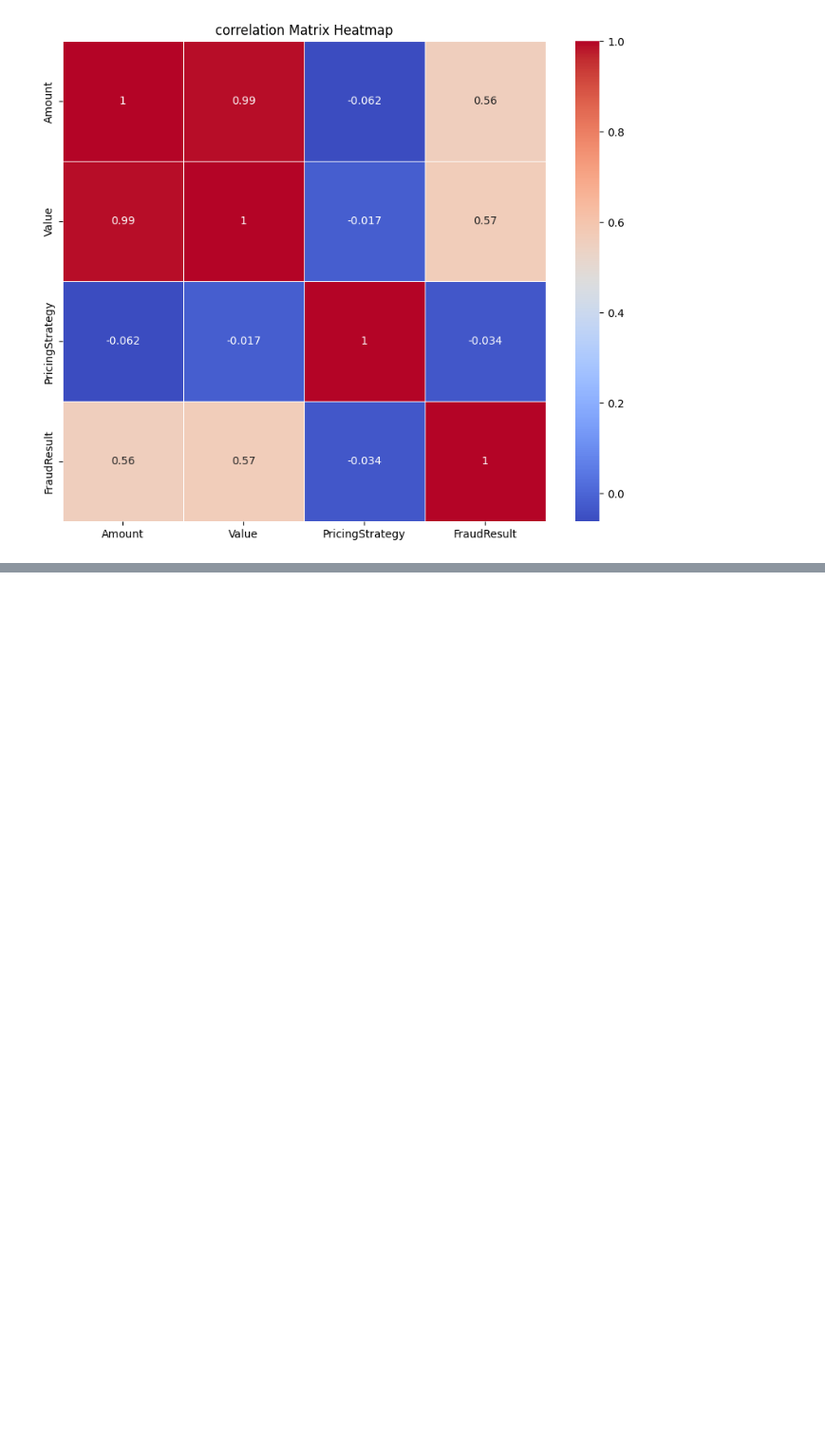
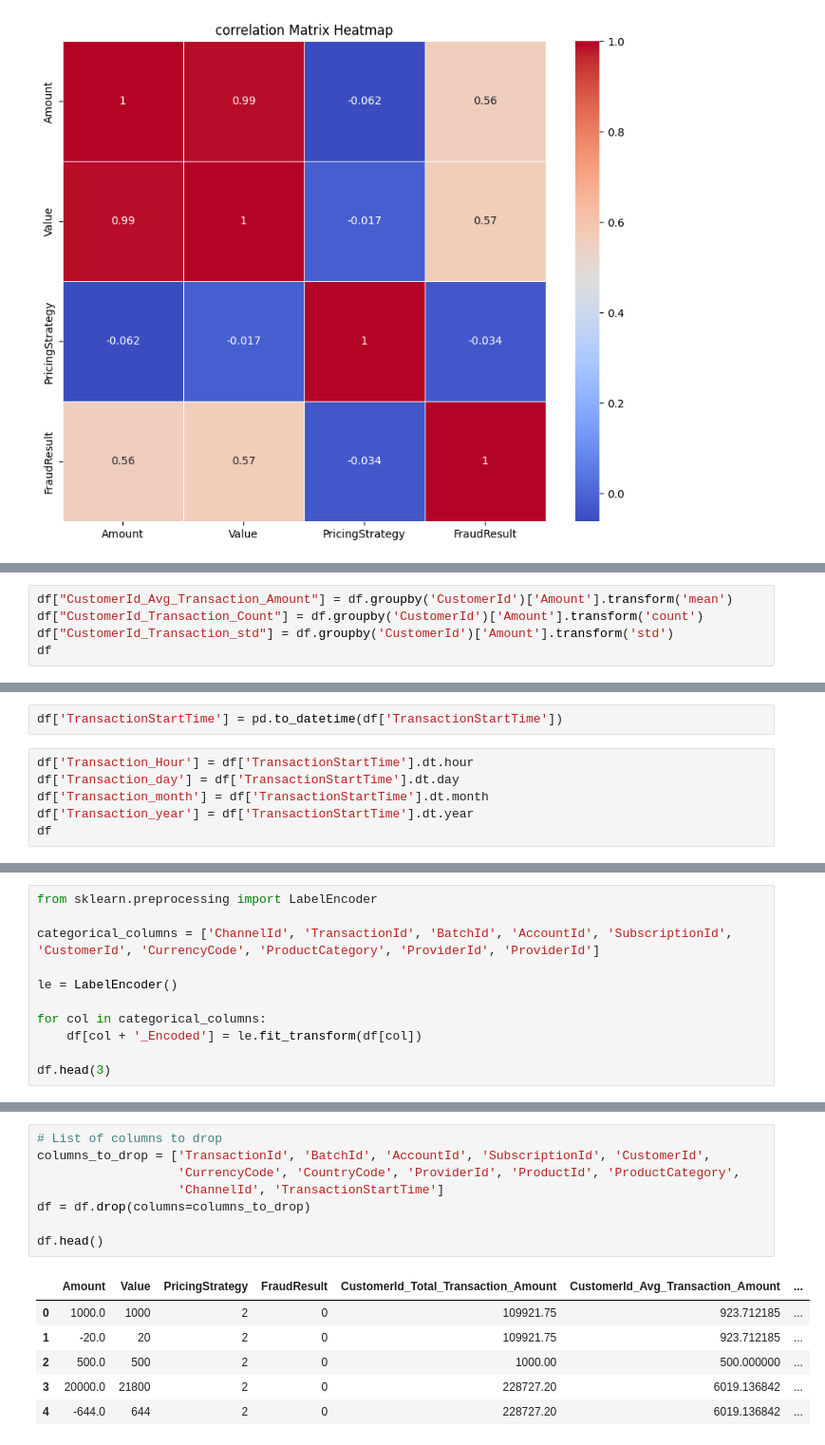
Before and after one commit to Ephrem0001/Credit-Scoring-Model-for-Bati-Bank-s-Buy-Now-Pay-Later-Service, a Jupyter notebook: notebooks/EDA.ipynb, the cells around one changed output, grey strips where cells are left out. Shown: that part at 95% size. Drawn from its saved outputs; the diff is of its cells as text; blank space fills up the shorter version.

```diff
--- a/notebooks/EDA.ipynb
+++ b/notebooks/EDA.ipynb
@@ -144,0 +172,5 @@ plt.show()
+# %%
+df["CustomerId_Avg_Transaction_Amount"] = df.groupby('CustomerId')['Amount'].transform('mean')
+df["CustomerId_Transaction_Count"] = df.groupby('CustomerId')['Amount'].transform('count')
+df["CustomerId_Transaction_std"] = df.groupby('CustomerId')['Amount'].transform('std')
+df
@@ -144,0 +191,8 @@ plt.show()
+# %%
+df['TransactionStartTime'] = pd.to_datetime(df['TransactionStartTime'])
+# %%
+df['Transaction_Hour'] = df['TransactionStartTime'].dt.hour
+df['Transaction_day'] = df['TransactionStartTime'].dt.day
+df['Transaction_month'] = df['TransactionStartTime'].dt.month
+df['Transaction_year'] = df['TransactionStartTime'].dt.year
+df
@@ -144,0 +213,11 @@ plt.show()
+# %%
+from sklearn.preprocessing import LabelEncoder
+
+categorical_columns = ['ChannelId', 'TransactionId', 'BatchId', 'AccountId', 'SubscriptionId', 'CustomerId', 'CurrencyCode', 'ProductCategory', 'ProviderId', 'ProviderId']
+
+le = LabelEncoder()
+
+for col in categorical_columns:
+    df[col + '_Encoded'] = le.fit_transform(df[col])
+
+df.head(3)
@@ -144,0 +229,15 @@ plt.show()
+# %%
+# List of columns to drop
+columns_to_drop = ['TransactionId', 'BatchId', 'AccountId', 'SubscriptionId', 'CustomerId',
+                   'CurrencyCode', 'CountryCode', 'ProviderId', 'ProductId', 'ProductCategory',
+                   'ChannelId', 'TransactionStartTime']
+df = df.drop(columns=columns_to_drop)
+
+df.head()
+# %% [output]
+|  | Amount | Value | PricingStrategy | FraudResult | CustomerId_Total_Transaction_Amount | CustomerId_Avg_Transaction_Amount | ... |
+| 0 | 1000.0 | 1000 | 2 | 0 | 109921.75 | 923.712185 | ... |
+| 1 | -20.0 | 20 | 2 | 0 | 109921.75 | 923.712185 | ... |
+| 2 | 500.0 | 500 | 2 | 0 | 1000.00 | 500.000000 | ... |
+| 3 | 20000.0 | 21800 | 2 | 0 | 228727.20 | 6019.136842 | ... |
+| 4 | -644.0 | 644 | 2 | 0 | 228727.20 | 6019.136842 | ... |
```
Also changed, not shown: parts of 11 cells of this notebook.
